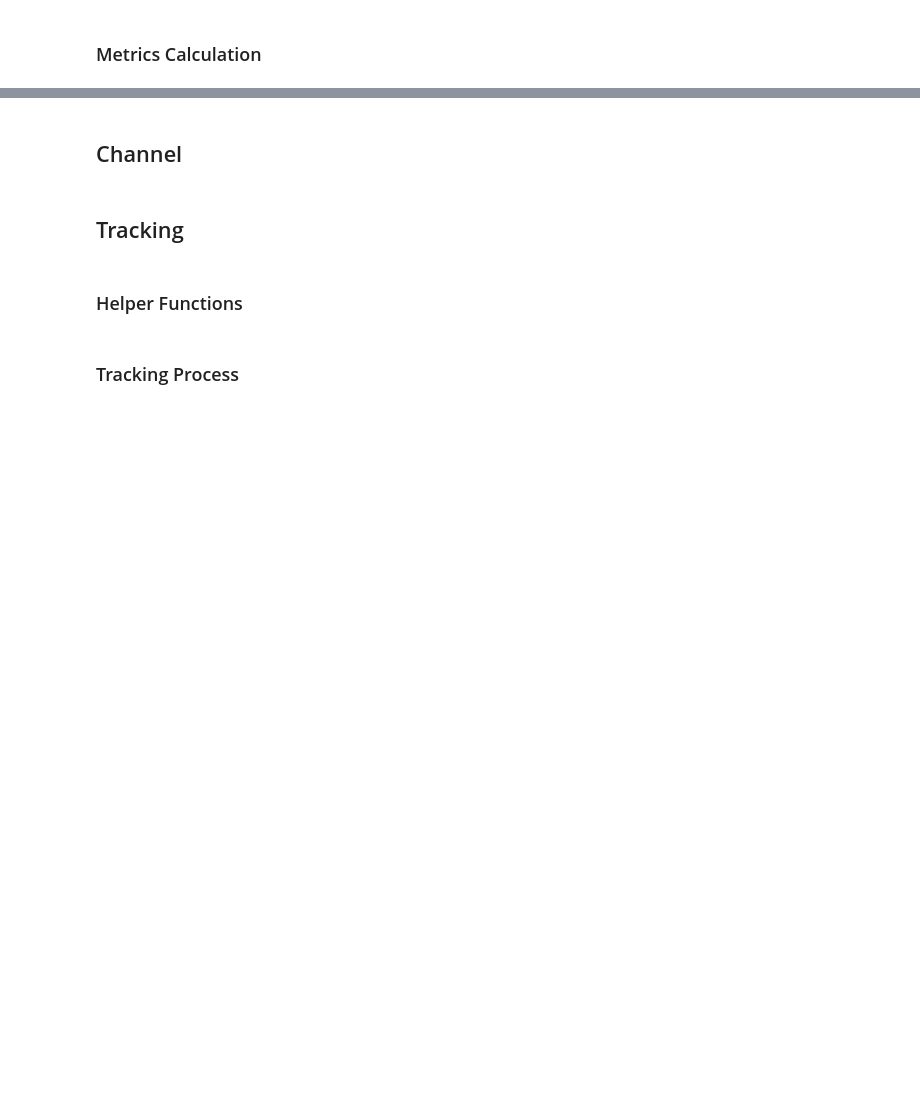
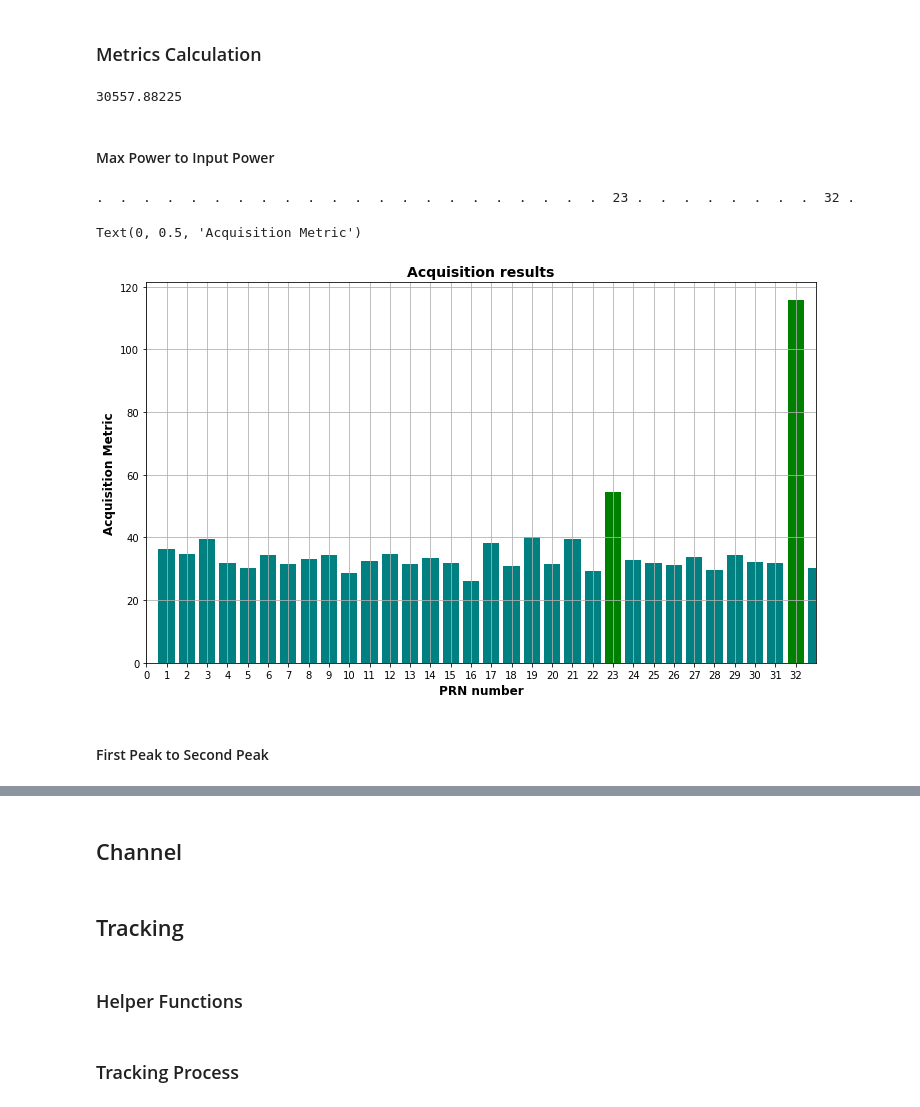
Before and after one commit to pranavmp-10-000/leosIN, a Jupyter notebook: gnssMPy.ipynb, the cells around one changed output, grey strips where cells are left out. Cells and saved outputs as stored; diff of their text form; code cells hidden in the pictures; blank space fills up the shorter version.

Commit message:
max_to_input power function added

```diff
--- a/gnssMPy.ipynb
+++ b/gnssMPy.ipynb
@@ -195,7 +192,15 @@ peakMetric = np.zeros((37))
 def nextpow2(x):
     return 1 if x == 0 else 2**np.ceil(np.log2(abs(x)))
 # %%
-def input_power(signal):
-    power = np.sum(np.power(np.abs(signal),2))
-    K = signal.shape[0]
+def input_power(INsignal,effective_fft_size):
+    s_in = INsignal[:effective_fft_size]
+    power = np.sum(np.power(np.abs(s_in),2))
+    K = s_in.shape[0]
     return power/K
+# %%
+inputPower = input_power(signal1,effective_fft_size)
+print(inputPower)
+# %% [output]
+30557.88225
+# %% [markdown]
+#### Max Power to Input Power
@@ -201,0 +314,21 @@ def input_power(signal):
+# %%
+MP_peakMetric,MP_results = MP_IP_acqResults(signal,effective_fft_size)
+# %% [output]
+.  .  .  .  .  .  .  .  .  .  .  .  .  .  .  .  .  .  .  .  .  .  23 .  .  .  .  .  .  .  .  32 .
+# %%
+fig = plt.figure(figsize=(12,7))
+colors = np.where(MP_peakMetric>d_threshold,'green','teal')
+plt.bar(list(range(1,34)),MP_peakMetric,color=colors)
+plt.grid()
+plt.title ( 'Acquisition results',fontdict={'fontsize':14,'fontweight':'bold'})
+plt.xlim([0,33])
+#plt.yticks(np.arange(0,max(MP_peakMetric),2))
+plt.xticks(np.arange(0,33,1))
+plt.xlabel( 'PRN number',
+           fontdict={'fontsize':12,'fontweight':'bold'})
+plt.ylabel( 'Acquisition Metric',fontdict={'fontsize':12,'fontweight':'bold'})
+# %% [output]
+Text(0, 0.5, 'Acquisition Metric')
+[figure, added]
+# %% [markdown]
+#### First Peak to Second Peak
```
Also changed, not shown: parts of 12 cells of this notebook, 1 other file.
